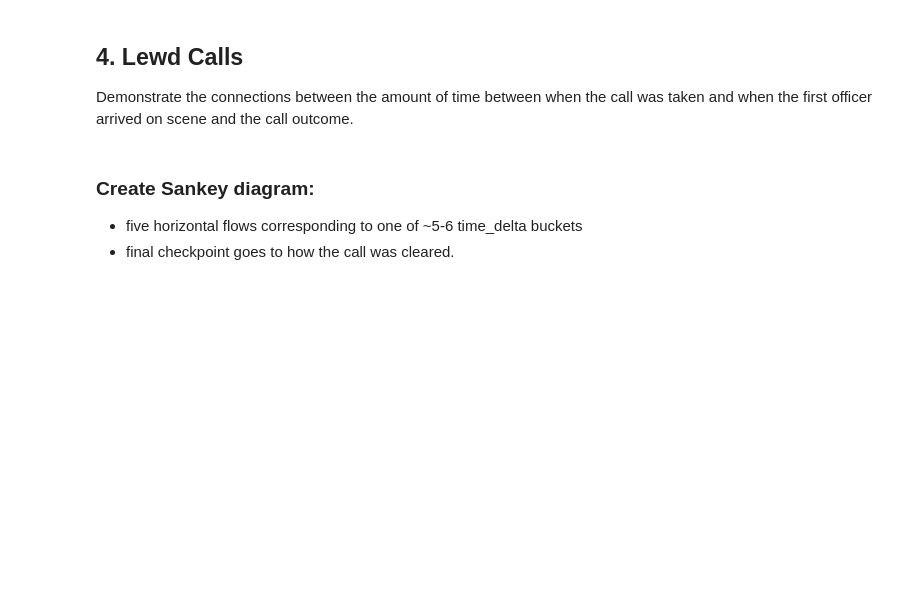
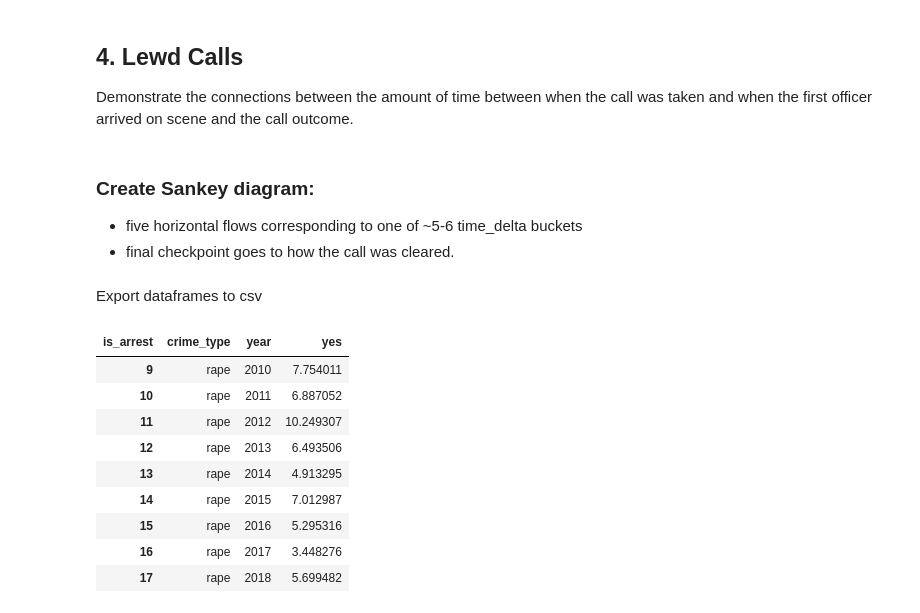
Before and after one commit to teacupwoozy/spd_notebook_archive, a Jupyter notebook: spd_notebook/2010-2018_SPD_Project.ipynb, the cells around one changed output. Drawn from its saved outputs; the diff is of its cells as text; code cells hidden in the pictures; blank space fills up the shorter version.

Commit message:
Add to_csv for dataframes

```diff
--- a/spd_notebook/2010-2018_SPD_Project.ipynb
+++ b/spd_notebook/2010-2018_SPD_Project.ipynb
@@ -292,3 +280,18 @@ lewd_calls_ip = lewd_calls_ip[lewd_calls_ip.event_clearing.str.contains(top_lewd
 ### Create Sankey diagram:
 * five horizontal flows corresponding to one of ~5-6 time_delta buckets
 * final checkpoint goes to how the call was cleared.
+# %% [markdown]
+Export dataframes to csv
+# %%
+rape_arr_by_yr
+# %% [output]
+| is_arrest | crime_type | year | yes |
+| 9 | rape | 2010 | 7.754011 |
+| 10 | rape | 2011 | 6.887052 |
+| 11 | rape | 2012 | 10.249307 |
+| 12 | rape | 2013 | 6.493506 |
+| 13 | rape | 2014 | 4.913295 |
+| 14 | rape | 2015 | 7.012987 |
+| 15 | rape | 2016 | 5.295316 |
+| 16 | rape | 2017 | 3.448276 |
+| 17 | rape | 2018 | 5.699482 |
```
Also changed, not shown: parts of 4 cells of this notebook.
